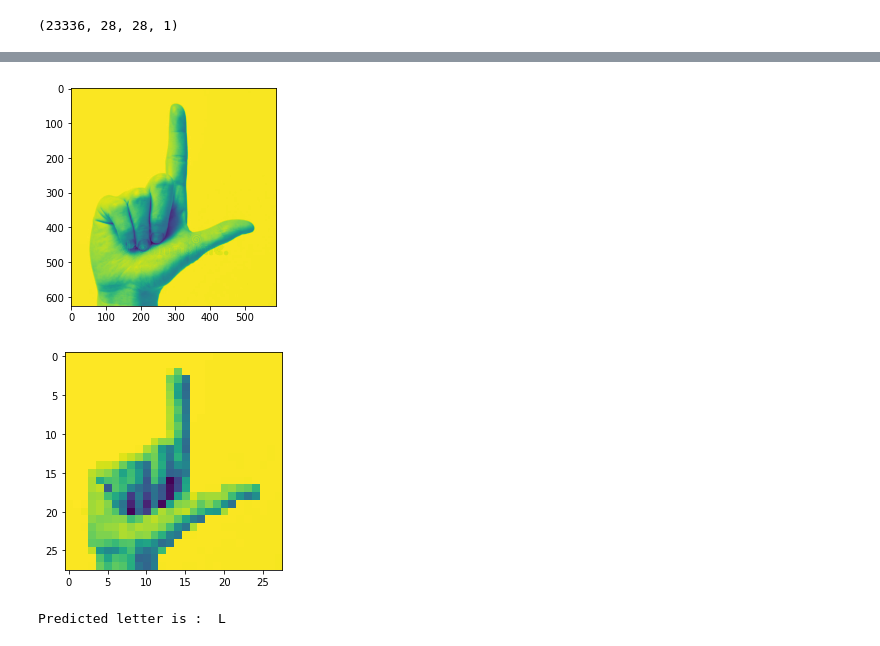
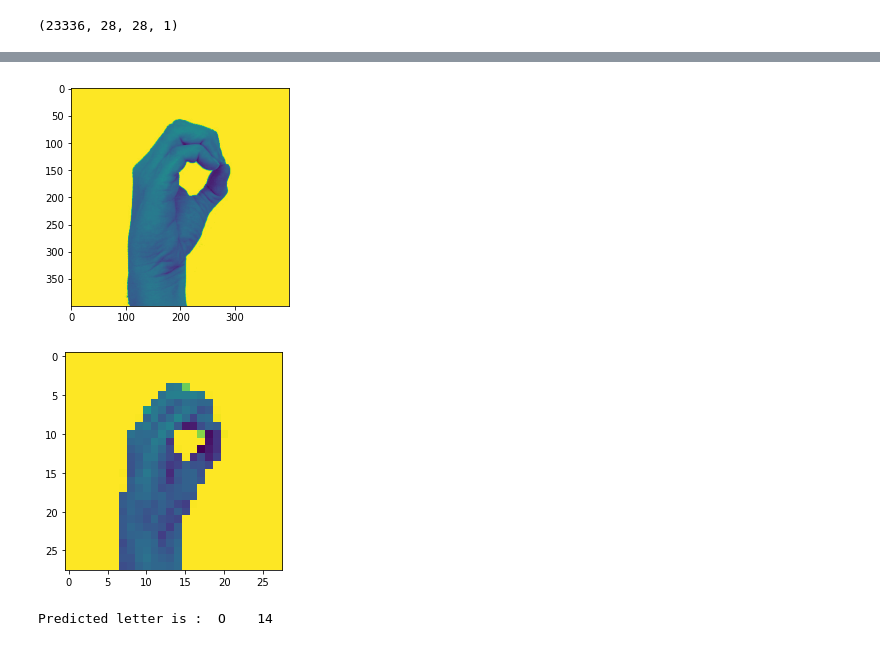
Before and after one commit to mohit138/MNIST, a Jupyter notebook: SL-MNIST/SignLanguageMNIST.ipynb, the cells around one changed output, grey strips where cells are left out. Cells and saved outputs as stored; diff of their text form; code cells hidden in the pictures.

```diff
--- a/SL-MNIST/SignLanguageMNIST.ipynb
+++ b/SL-MNIST/SignLanguageMNIST.ipynb
@@ -84,6 +86,7 @@ print(X_train.shape)
 import tensorflow as tf
 from keras.models import Sequential
 from keras.layers import Dense,Conv2D,MaxPooling2D,Flatten,Dropout
+from keras.layers import BatchNormalization
 from keras.optimizers import RMSprop,Adam
 from keras.preprocessing.image import ImageDataGenerator
 
@@ -91,18 +94,18 @@ model = Sequential()
 
 # 1st conv
 model.add(Conv2D(64,(3,3),activation='relu',input_shape = (28,28,1)))
-
+#model.add(BatchNormalization())
 #1st pooling layer
 model.add(MaxPooling2D(2,2))
 model.add(Conv2D(64,(3,3),activation='relu'))
-
+#model.add(BatchNormalization())
 model.add(MaxPooling2D(2,2))
 
 model.add(Flatten())
 model.add(Dense(512,activation='relu'))
-model.add(Dropout(.1))
-model.add(Dense(256,activation='relu'))
-model.add(Dropout(.1))
+#model.add(Dropout(.1))
+#model.add(Dense(256,activation='relu'))
+model.add(Dropout(.2))
 model.add(Dense(25,activation='softmax'))
 # %%
 opt = Adam(learning_rate=.0011)
@@ -131,7 +134,7 @@ _________________________________________________________________
 # %%
 train_datagen = ImageDataGenerator(
     rescale=1./255,
-    rotation_range = 25,
+    rotation_range = 15,
     width_shift_range = .15,
     height_shift_range=.15,
     shear_range=.2,
@@ -210,24 +214,24 @@ Test Accuracy :  0.8878973722457886
 # %%
 from keras.preprocessing import image
 
-path = '/content/drive/My Drive/Data for Learning/Sign Language MNIST/L.jpg'
+path = '/content/drive/My Drive/Data for Learning/Sign Language MNIST/O.jpg'
 img=image.load_img(path,grayscale=True)
 #img_array = image.img_to_array(img)
 plt.imshow(img)
 plt.show()
 
 img=image.load_img(path,grayscale=True,target_size=(28,28))
 img_array = image.img_to_array(img)
 plt.imshow(img)
 plt.show()
 
 x = np.expand_dims(img_array, axis=0)
 
 images = np.vstack([x])
-classes = model.predict(images, batch_size=10)
+classes = model.predict(images/255., batch_size=10)
 
-print("Predicted letter is : ",alphabets[np.argmax(classes)])
+print("Predicted letter is : ",alphabets[np.argmax(classes)],"  ",np.argmax(classes))
 # %% [output]
-[figure, old version]
+[figure, new version]
-[figure, old version]
+[figure, new version]
-Predicted letter is :  L
+Predicted letter is :  O    14
```
Also changed, not shown: parts of 7 cells of this notebook.
